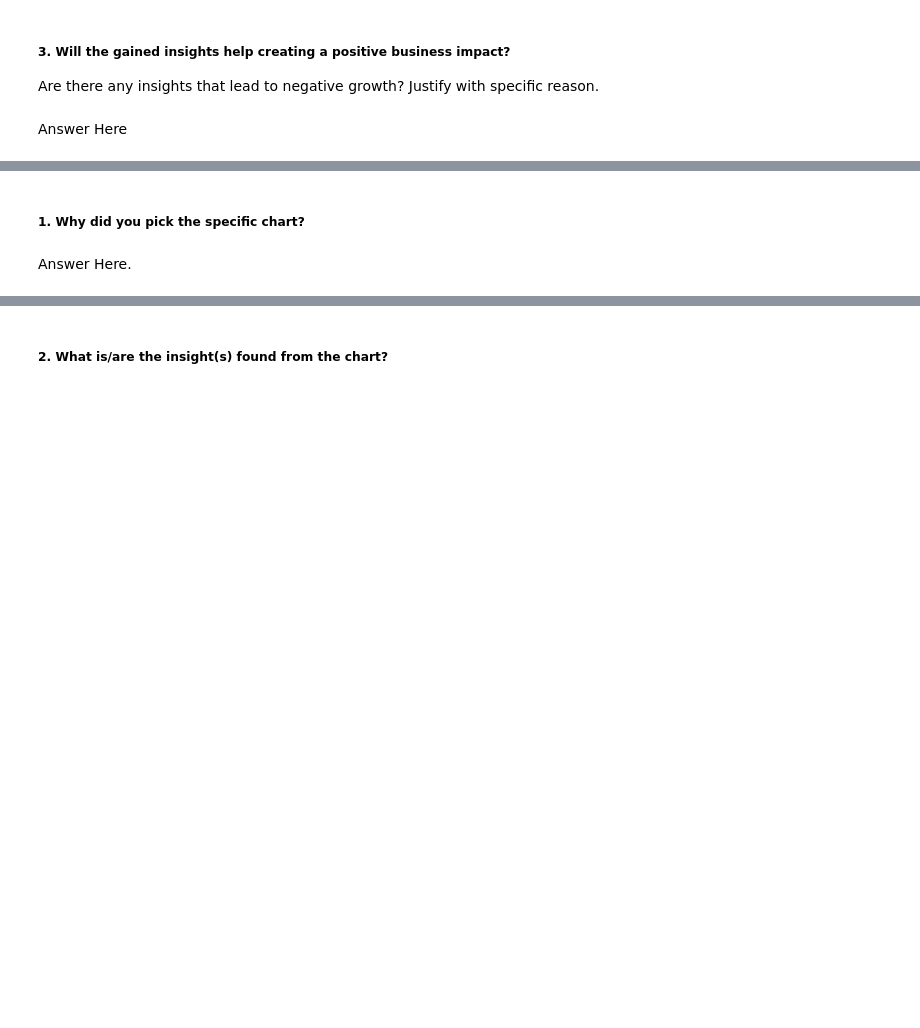
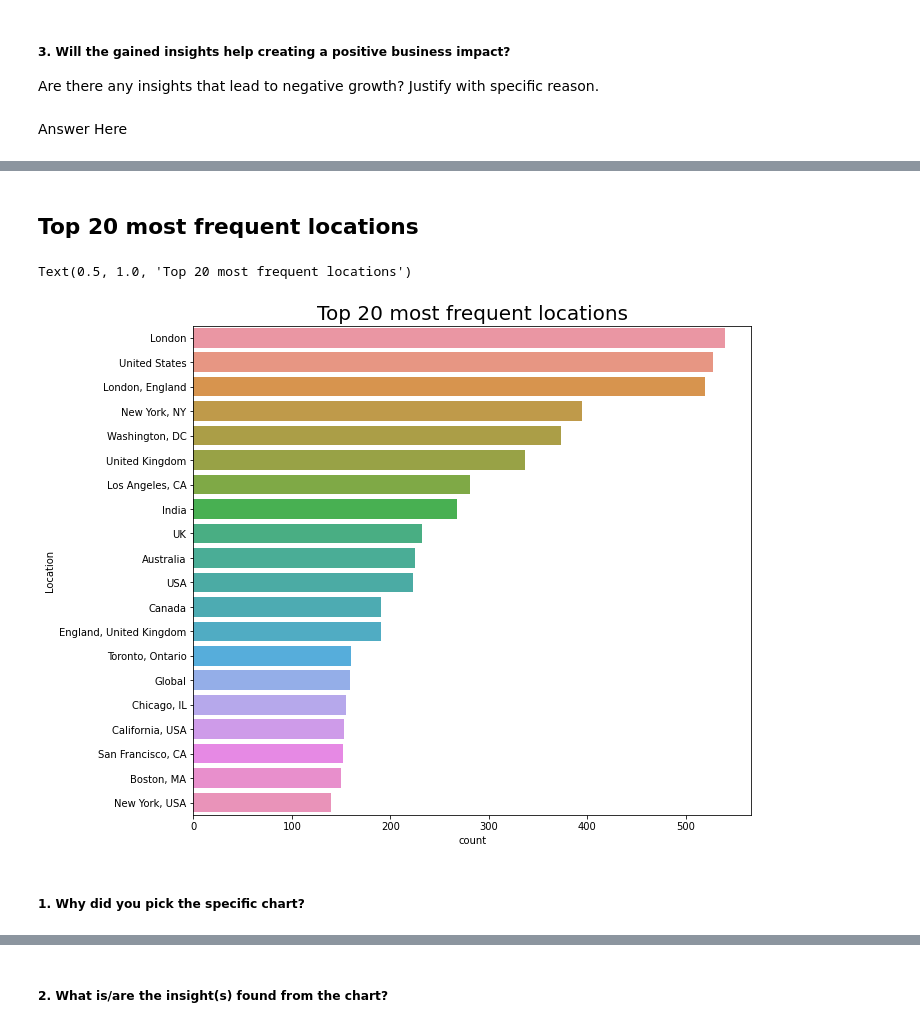
Before and after one commit to kuldeep-sngh/Covid-19-Tweet-Sentiment-Analysis, a Jupyter notebook: Covid_19_Tweet_Sentiment_Analysis.ipynb, the cells around one changed output, grey strips where cells are left out. Saved outputs shown, nothing was run; the diff lists cells and outputs as text; code cells hidden in the pictures; blank space fills up the shorter version.

```diff
--- a/Covid_19_Tweet_Sentiment_Analysis.ipynb
+++ b/Covid_19_Tweet_Sentiment_Analysis.ipynb
@@ -502,4 +398,15 @@ df[~df['latitude'].isnull()]
+# %% [markdown]
+## **Top 20 most frequent locations**
+# %%
+
+top_locations = df['Location'].value_counts().reset_index().head(20)
+
+f, ax = plt.subplots(figsize=(10, 9))
+sns.barplot(data = top_locations, x = 'Location', y = 'index', orient='h')
+ax.set( ylabel = 'Location', xlabel="count")
+ax.set_title('Top 20 most frequent locations', fontdict={'size': 20})
+# %% [output]
+Text(0.5, 1.0, 'Top 20 most frequent locations')
+[figure, added]
 # %% [markdown]
 ##### 1. Why did you pick the specific chart?
-# %% [markdown]
-Answer Here.
```
Also changed, not shown: parts of 140 cells of this notebook.
